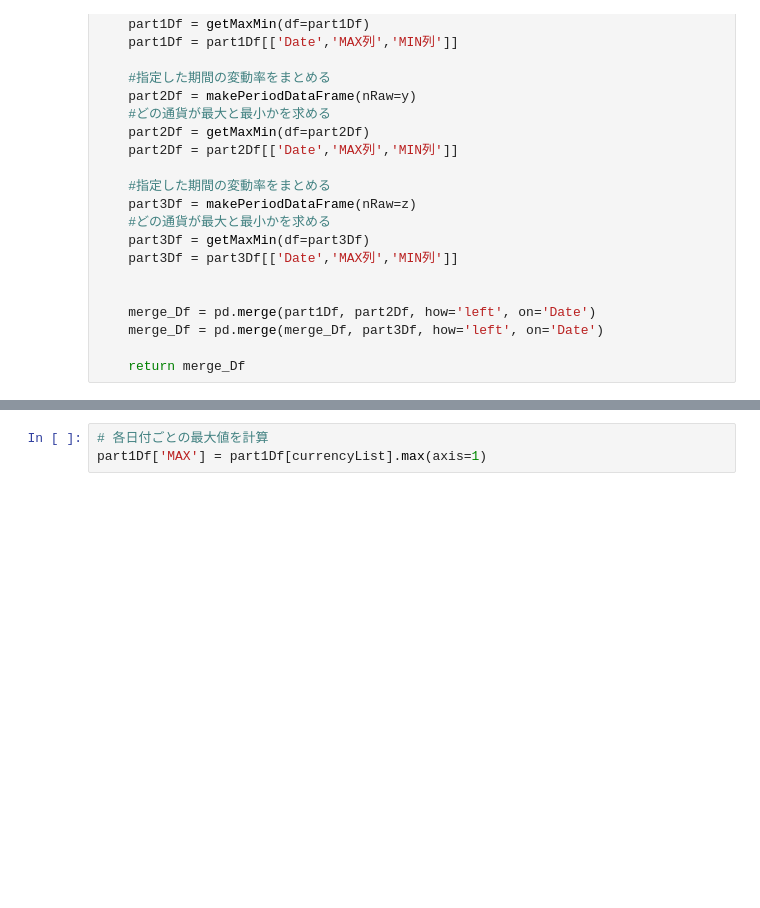
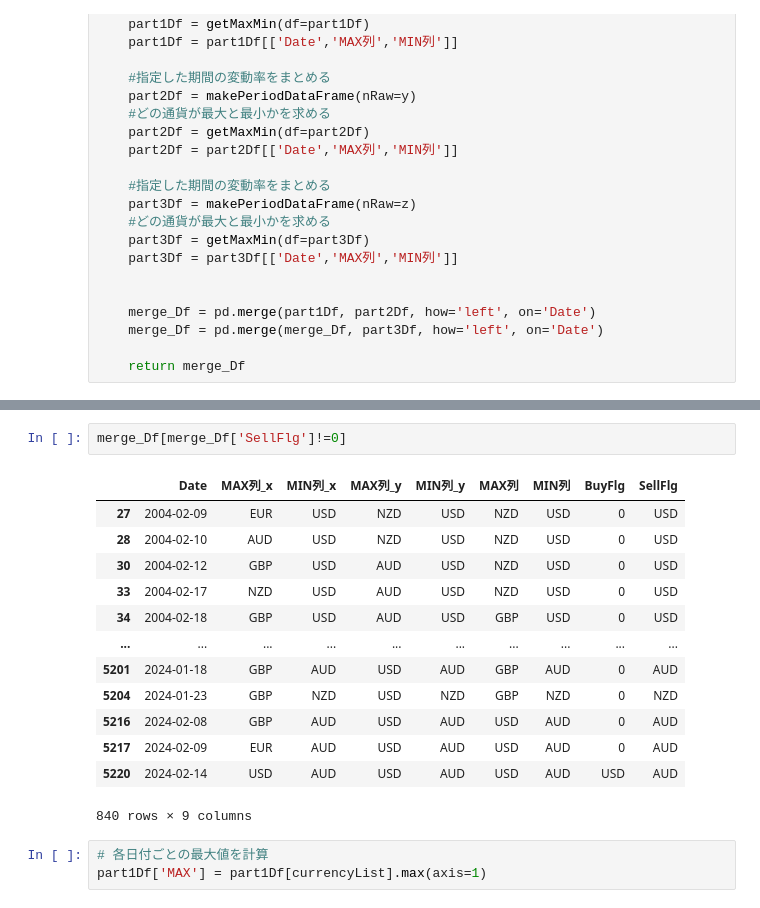
Before and after one commit to sawada-takashi-pb/Sample, a Jupyter notebook: investment/Python/投資判定.ipynb, the cells around one changed output, grey strips where cells are left out. Cells and saved outputs as stored; diff of their text form; blank space fills up the shorter version.

```diff
--- a/investment/Python/投資判定.ipynb
+++ b/investment/Python/投資判定.ipynb
@@ -207,3 +216,19 @@ merge_Df
+# %%
+merge_Df[merge_Df['SellFlg']!=0]
+# %% [output]
+|  | Date | MAX列_x | MIN列_x | MAX列_y | MIN列_y | MAX列 | MIN列 | BuyFlg | SellFlg |
+| 27 | 2004-02-09 | EUR | USD | NZD | USD | NZD | USD | 0 | USD |
+| 28 | 2004-02-10 | AUD | USD | NZD | USD | NZD | USD | 0 | USD |
+| 30 | 2004-02-12 | GBP | USD | AUD | USD | NZD | USD | 0 | USD |
+| 33 | 2004-02-17 | NZD | USD | AUD | USD | NZD | USD | 0 | USD |
+| 34 | 2004-02-18 | GBP | USD | AUD | USD | GBP | USD | 0 | USD |
+| ... | ... | ... | ... | ... | ... | ... | ... | ... | ... |
+| 5201 | 2024-01-18 | GBP | AUD | USD | AUD | GBP | AUD | 0 | AUD |
+| 5204 | 2024-01-23 | GBP | NZD | USD | NZD | GBP | NZD | 0 | NZD |
+| 5216 | 2024-02-08 | GBP | AUD | USD | AUD | USD | AUD | 0 | AUD |
+| 5217 | 2024-02-09 | EUR | AUD | USD | AUD | USD | AUD | 0 | AUD |
+| 5220 | 2024-02-14 | USD | AUD | USD | AUD | USD | AUD | USD | AUD |
+840 rows × 9 columns
 # %%
 # 各日付ごとの最大値を計算
 part1Df['MAX'] = part1Df[currencyList].max(axis=1)
```
Also changed, not shown: parts of 4 cells of this notebook.
